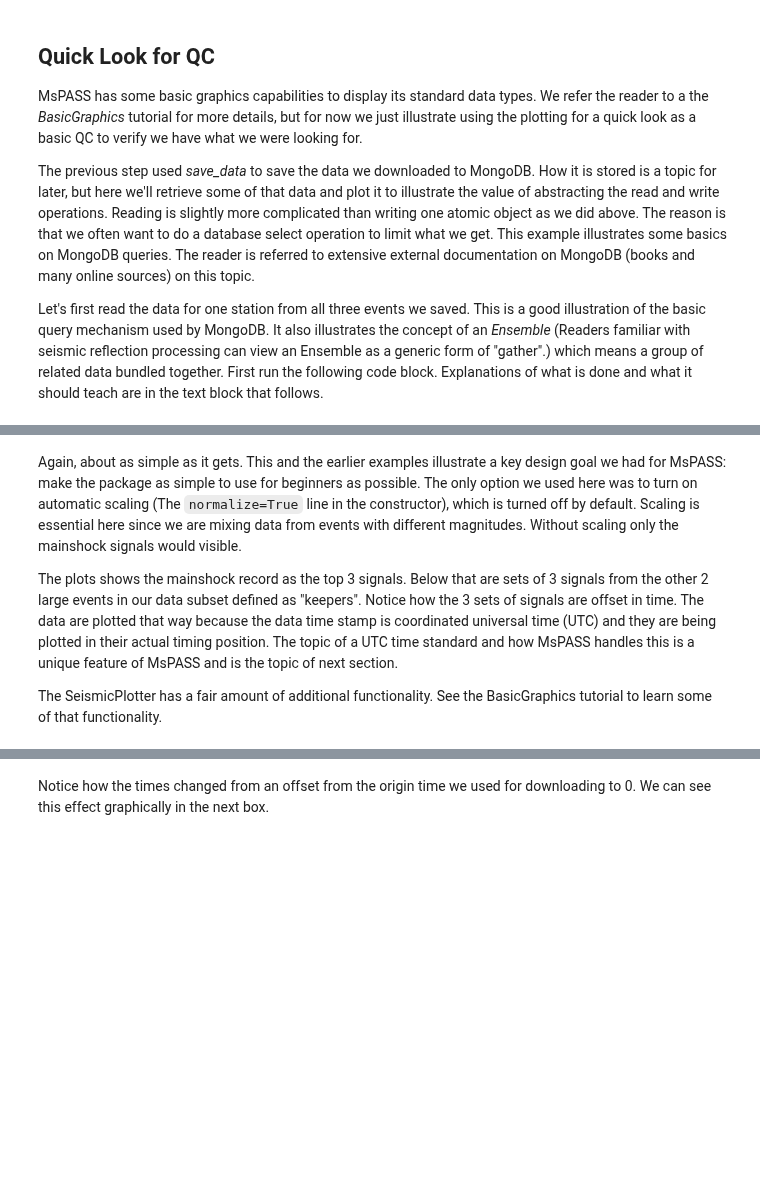
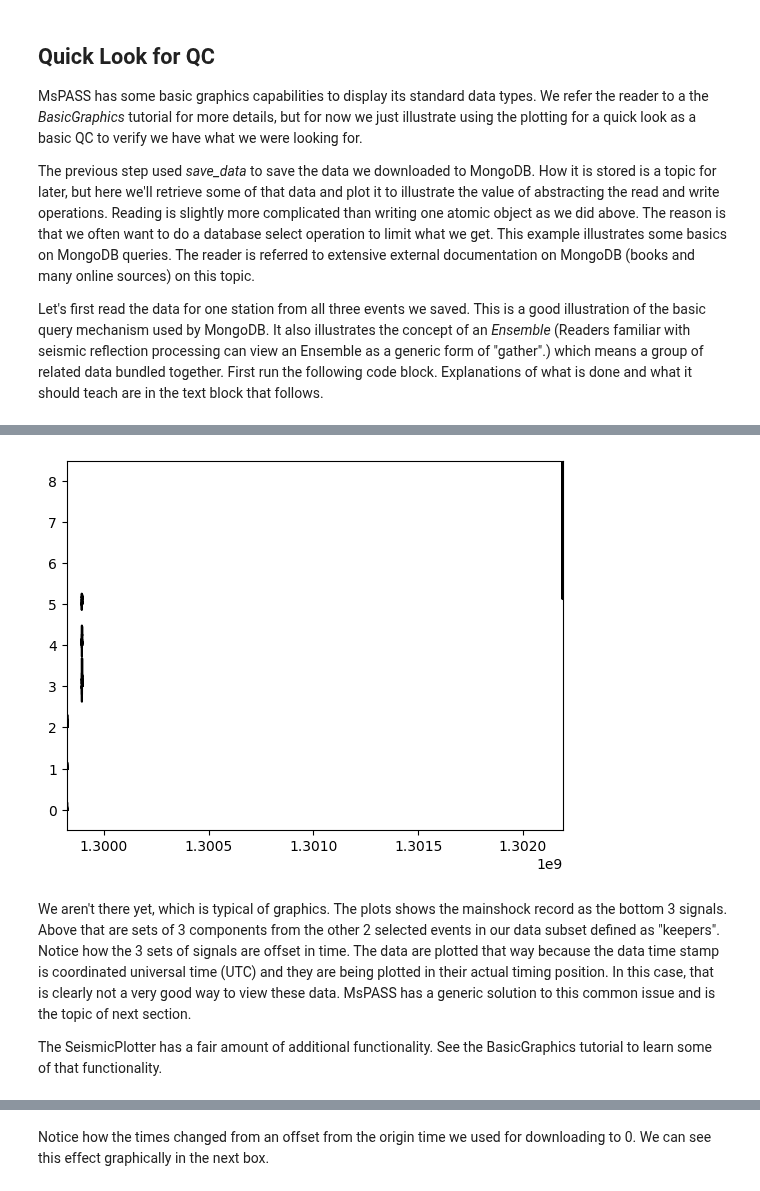
Before and after one commit to mspass-team/mspass_tutorial, a Jupyter notebook: notebooks/getting_started.ipynb, the cells around one changed output, grey strips where cells are left out. Drawn from its saved outputs; the diff is of its cells as text; code cells hidden in the pictures; blank space fills up the shorter version.

```diff
--- a/notebooks/getting_started.ipynb
+++ b/notebooks/getting_started.ipynb
@@ -313,8 +396,12 @@ plotter.plot(ensemble)
+# %%
+from mspasspy.algorithms.window import scale
+ensemble = scale(ensemble,method='rms',level=0.1)
+plotter.plot(ensemble)
+# %% [output]
+[figure, added]
 # %% [markdown]
-Again, about as simple as it gets.  This and the earlier examples illustrate a key design goal we had for MsPASS:  make the package as simple to use for beginners as possible.   The only option we used here was to turn on automatic scaling (The `normalize=True` line in the constructor), which is turned off by default.  Scaling is essential here since we are mixing data from events with different magnitudes.  Without scaling only the mainshock signals would visible.
+We aren't there yet, which is typical of graphics.  The plots shows the mainshock record as the bottom 3 signals. Above that are sets of 3 components from the other 2 selected events in our data subset defined as "keepers". Notice how the 3 sets of signals are offset in time. The data are plotted that way because the data time stamp is coordinated universal time (UTC) and they are being plotted in their actual timing position. In this case, that is clearly not a very good way to view these data. MsPASS has a generic solution to this common issue and is the topic of next section.
 
-The plots shows the mainshock record as the top 3 signals.   Below that are sets of 3 signals from the other 2 large events in our data subset defined as "keepers".  Notice how the 3 sets of signals are offset in time.  The data are plotted that way because the data time stamp is coordinated universal time (UTC) and they are being plotted in their actual timing position.   The topic of a UTC time standard and how MsPASS handles this is a unique feature of MsPASS and is the topic of next section.
-
-The SeismicPlotter has a fair amount of additional functionality.  See the BasicGraphics tutorial to learn some of that functionality.
+The SeismicPlotter has a fair amount of additional functionality. See the BasicGraphics tutorial to learn some of that functionality.
 # %% [markdown]
 ## UTC and Relative Time
```
Also changed, not shown: parts of 63 cells of this notebook.
